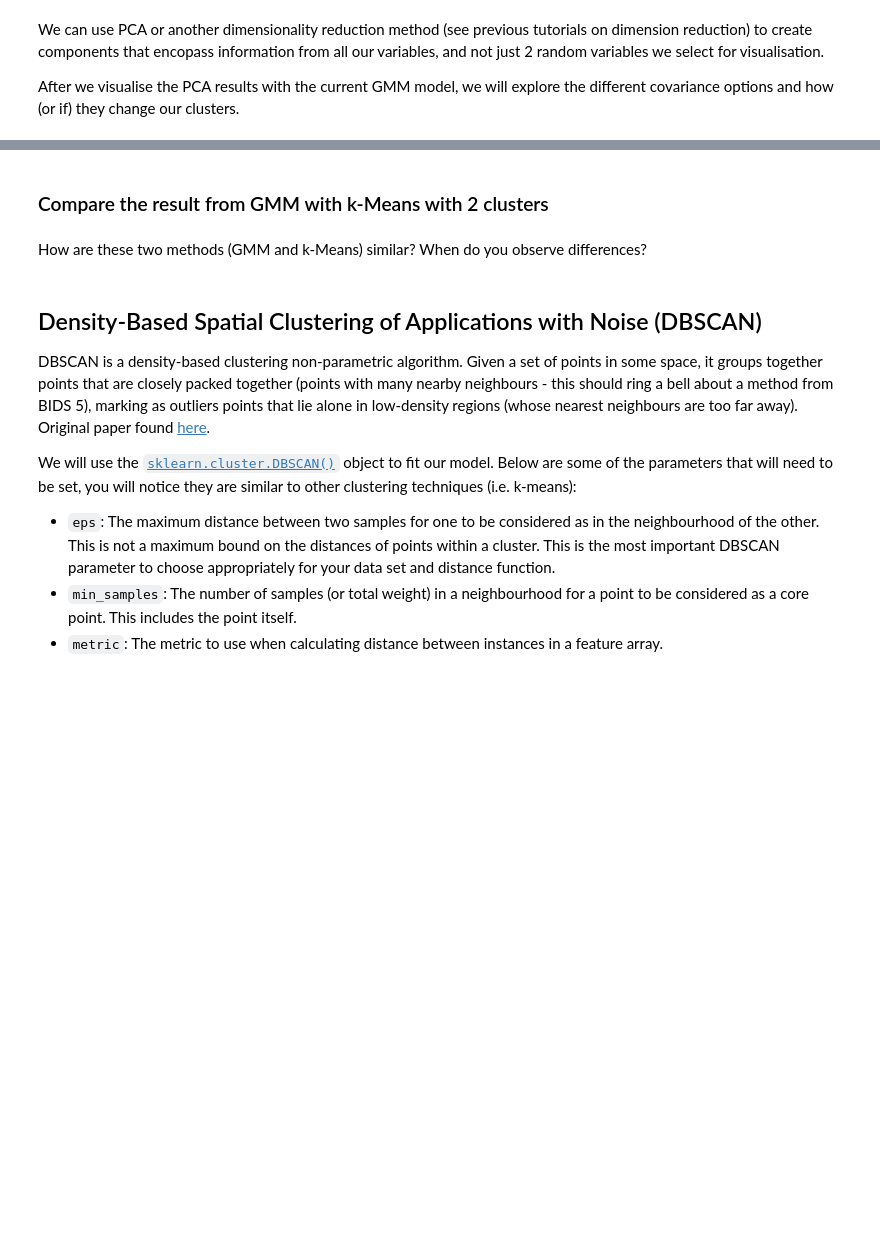
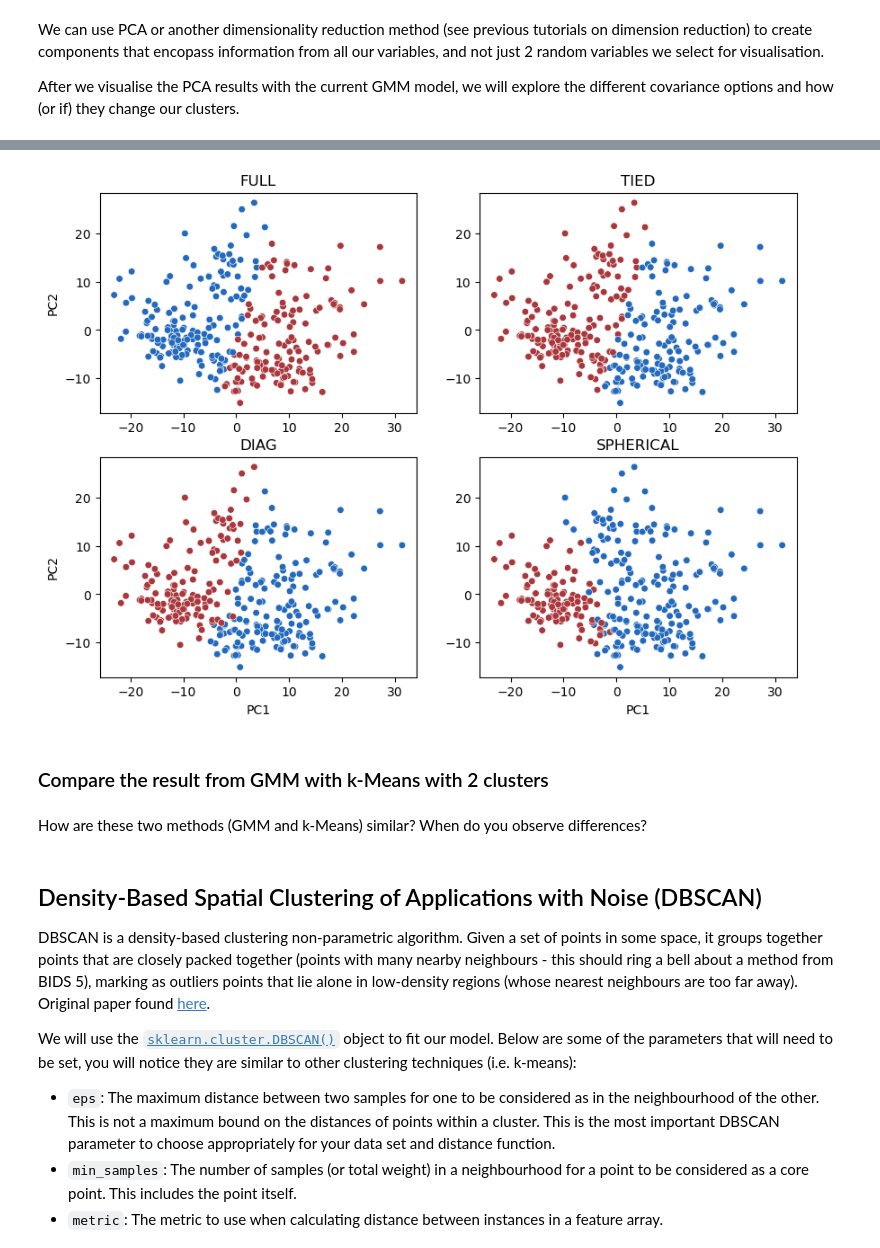
Before and after one commit to ICL-BMB-BiDS/BIDS6-Clustering2, a Jupyter notebook: BIDS_06_Clustering_2.ipynb, the cells around one changed output, grey strips where cells are left out. Cells and saved outputs as stored; diff of their text form; code cells hidden in the pictures; blank space fills up the shorter version.

```diff
--- a/BIDS_06_Clustering_2.ipynb
+++ b/BIDS_06_Clustering_2.ipynb
@@ -84,25 +90,27 @@ sns.scatterplot(pca_df[:, 0], pca_df[:, 1], c=y_pred, s=30, cmap='vlag')
 # %%
 # function for fitting GMM models with the 4 different covariance options
 def test_gmm_covariance (cov):
     gmm = GaussianMixture(n_components=2, covariance_type=cov)
     y_pred = gmm.fit_predict(X_train)
     #pca = PCA(n_components=2)
     #pca_df = pca.fit_transform(X_train)
     return y_pred
 
 cov_list = ['full', 'tied', 'diag', 'spherical']
 
 # creating subplots
 plt.figure(figsize=(10,7))
 for n, cov_type in enumerate(cov_list):
     ax = plt.subplot(2, 2, n+1)
-    sns.scatterplot(pca_df[:, 0], pca_df[:, 1],
+    sns.scatterplot(x=pca_df[:, 0], y=pca_df[:, 1],
                     c=test_gmm_covariance(cov_type), s=30, cmap='vlag', ax=ax)
     ax.set_title(cov_type.upper())
     if n>1:
         ax.set_xlabel("PC1")
     if (n % 2) == 0:
         ax.set_ylabel("PC2")
+# %% [output]
+[figure, added]
 # %% [markdown]
 ### Compare the result from GMM with k-Means with 2 clusters
 # %%
```
Also changed, not shown: parts of 12 cells of this notebook.
